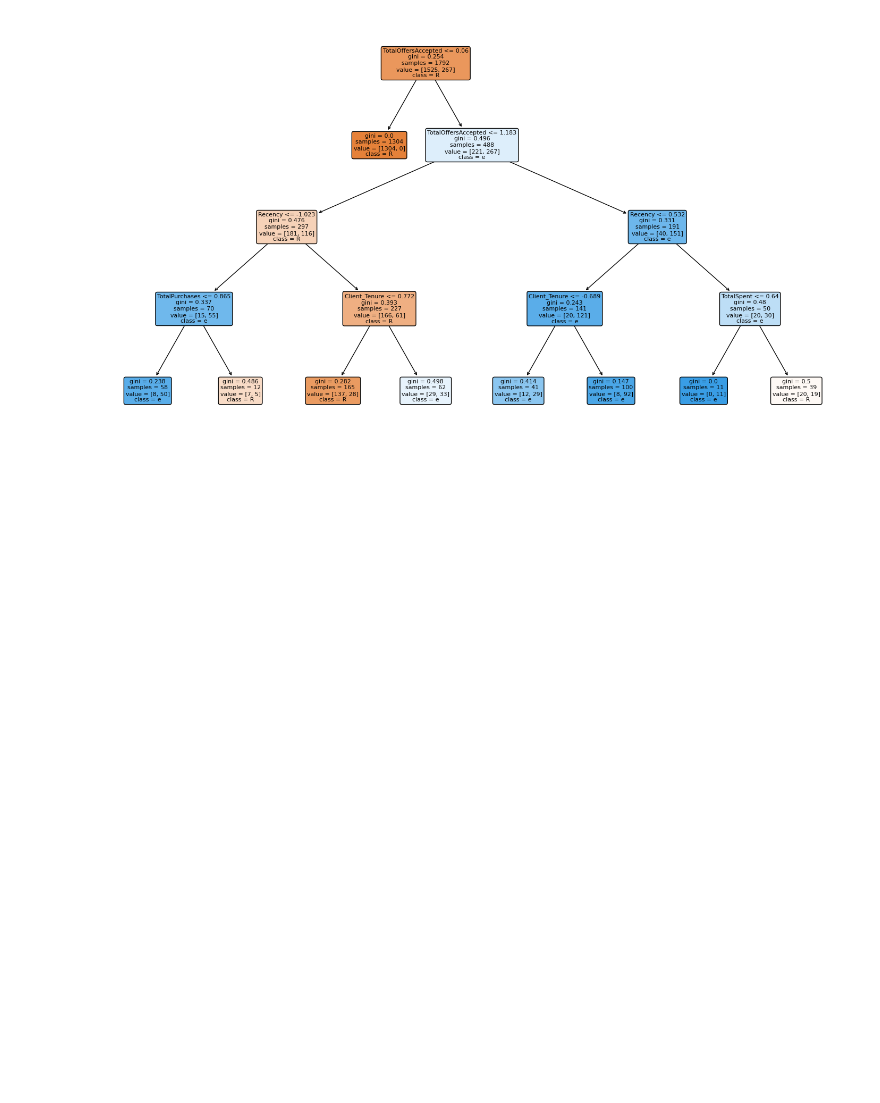
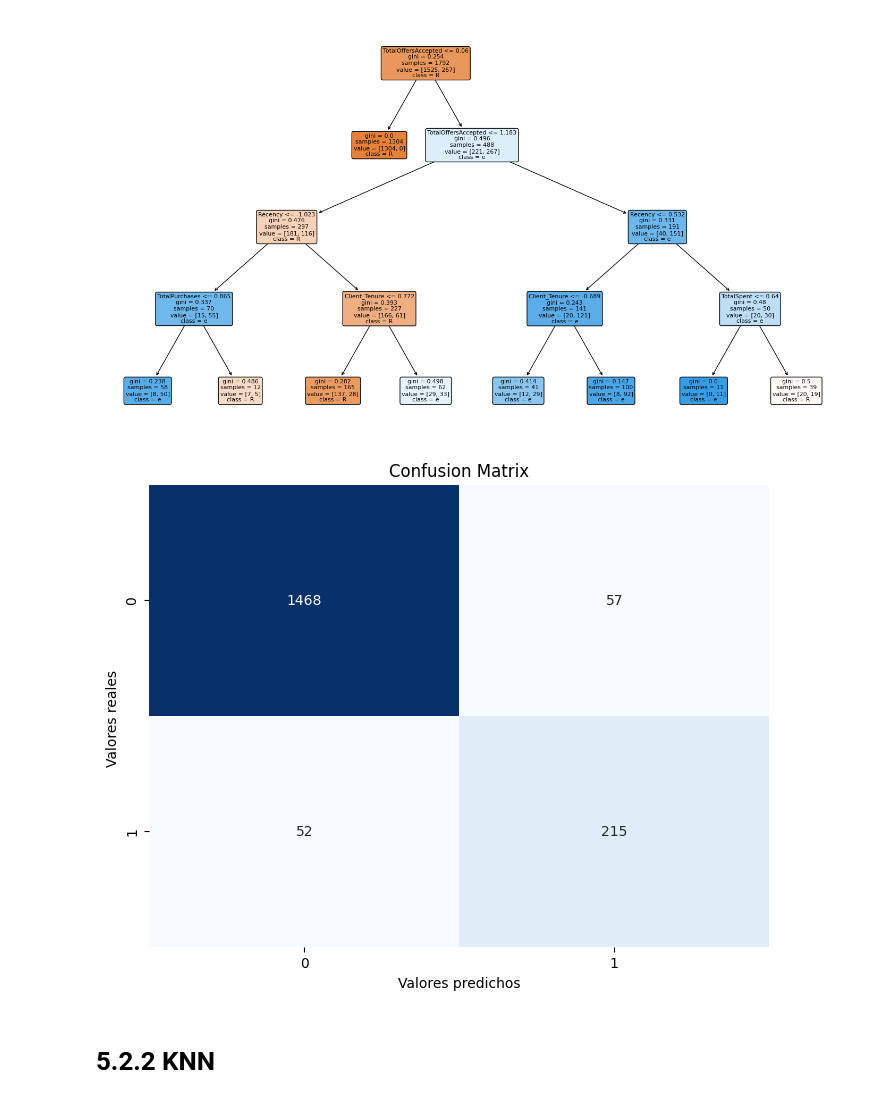
Before and after one commit to CaritoRamos/predictive-classification-model-in-python, a Jupyter notebook: ProyectoDS_AnaRamos.ipynb, the cells around one changed output. Cells and saved outputs as stored; diff of their text form; code cells hidden in the pictures; blank space fills up the shorter version.

```diff
--- a/ProyectoDS_AnaRamos.ipynb
+++ b/ProyectoDS_AnaRamos.ipynb
@@ -1994,3 +2011,21 @@ tree.plot_tree(clf,feature_names = feature_names, class_names = target, filled=T
 plt.show()
 # %% [output]
 [figure]
+# %%
+#Para obtener las predicciones del modelo
+y_pred = clf.predict(X_train)
+
+#Matriz de confusión:
+conf_matrix = confusion_matrix(y_train, y_pred)
+
+#Graficamos la matriz de confusión
+plt.figure(figsize=(8, 6))
+sns.heatmap(conf_matrix, annot=True, fmt='d', cmap='Blues', cbar=False)
+plt.xlabel('Valores predichos')
+plt.ylabel('Valores reales ')
+plt.title('Confusion Matrix')
+plt.show()
+# %% [output]
+[figure, added]
+# %% [markdown]
+# 5.2.2 KNN
```
Also changed, not shown: parts of 14 cells of this notebook.
